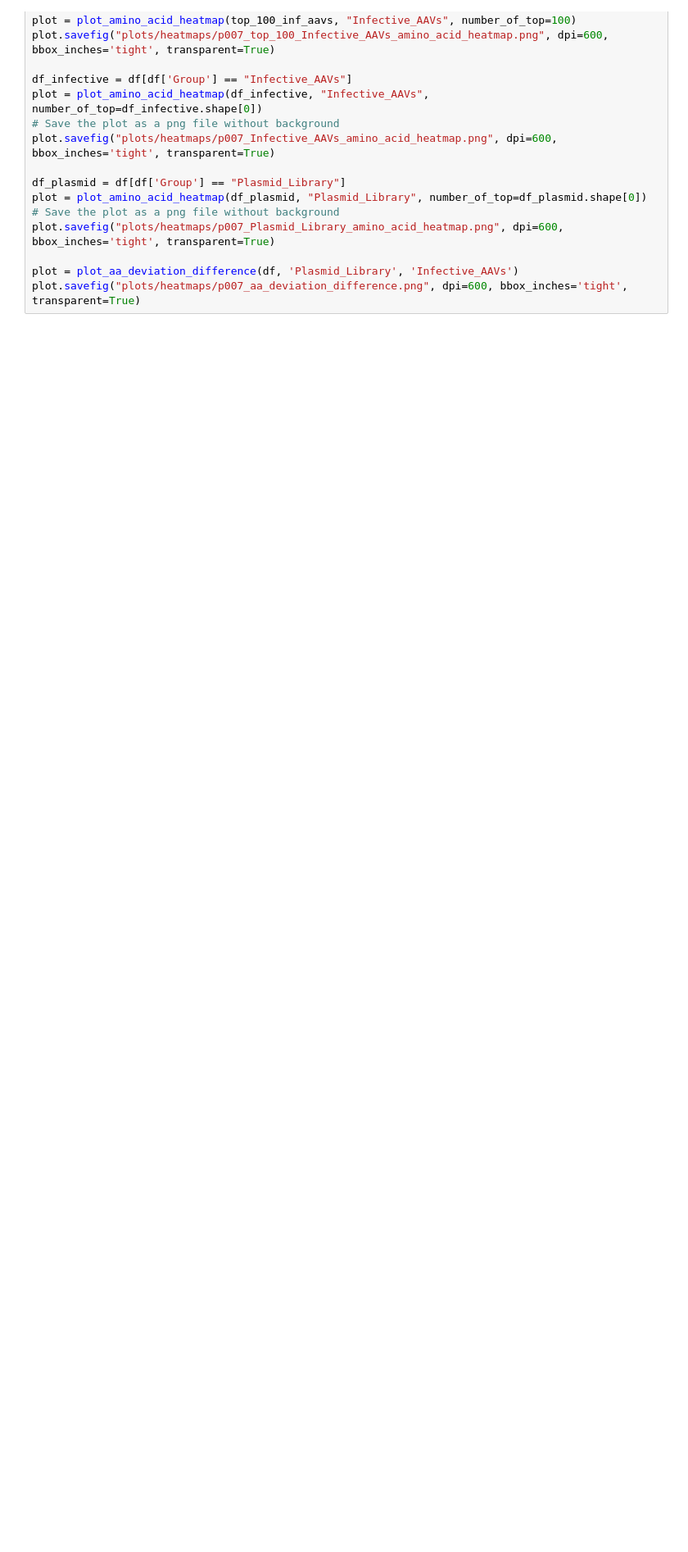
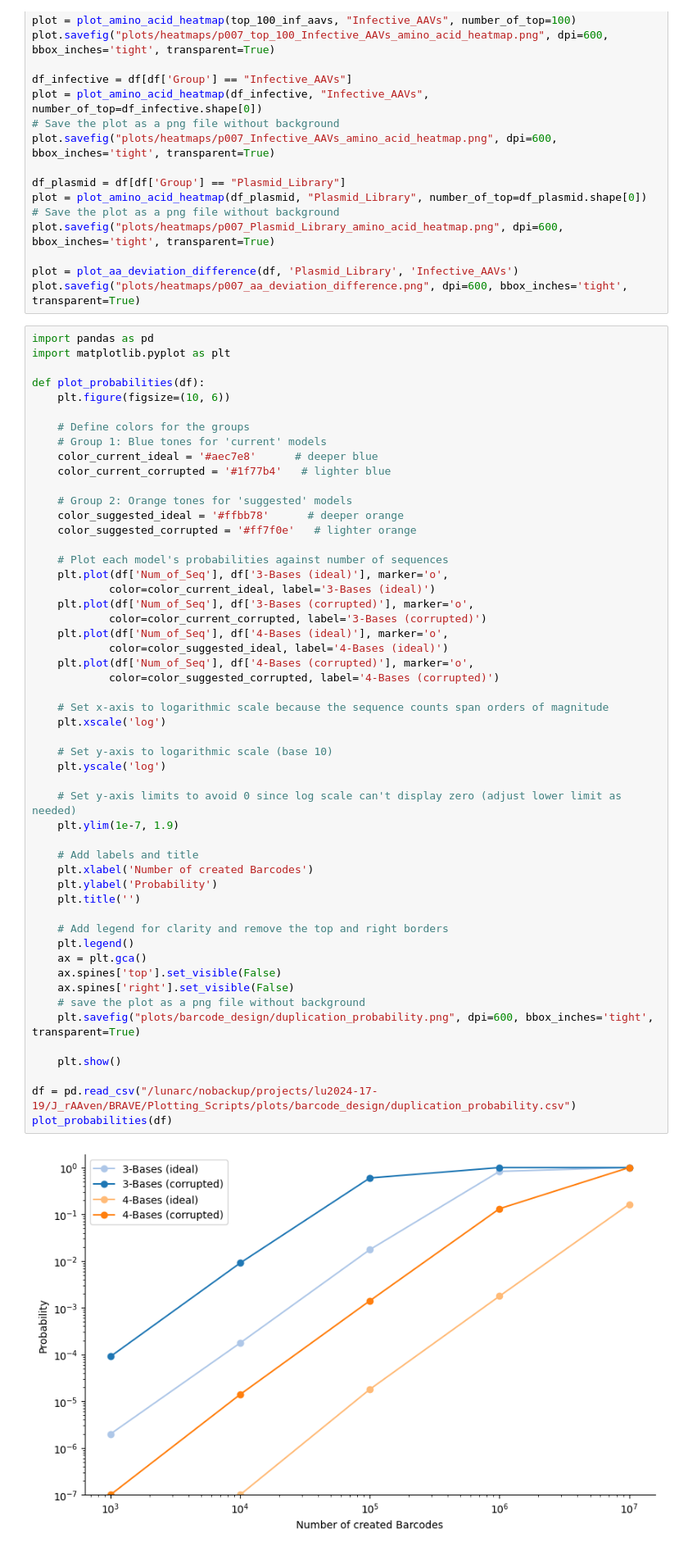
Before and after one commit to JaSt17/raaven_Pipeline, a Jupyter notebook: Plotting_Scripts/visualisation.ipynb, the cells around one changed output. Shown: that part at 82% size. Cells and saved outputs as stored; diff of their text form; blank space fills up the shorter version.

Commit message:
Add barcode design plot

```diff
--- a/Plotting_Scripts/visualisation.ipynb
+++ b/Plotting_Scripts/visualisation.ipynb
@@ -199,3 +199,57 @@ plot.savefig("plots/heatmaps/p007_Plasmid_Library_amino_acid_heatmap.png", dpi=6
 
 plot = plot_aa_deviation_difference(df, 'Plasmid_Library', 'Infective_AAVs')
 plot.savefig("plots/heatmaps/p007_aa_deviation_difference.png", dpi=600, bbox_inches='tight', transparent=True)
+# %%
+import pandas as pd
+import matplotlib.pyplot as plt
+
+def plot_probabilities(df):
+    plt.figure(figsize=(10, 6))
+
+    # Define colors for the groups
+    # Group 1: Blue tones for 'current' models
+    color_current_ideal = '#aec7e8'      # deeper blue
+    color_current_corrupted = '#1f77b4'   # lighter blue
+
+    # Group 2: Orange tones for 'suggested' models
+    color_suggested_ideal = '#ffbb78'      # deeper orange
+    color_suggested_corrupted = '#ff7f0e'   # lighter orange
+
+    # Plot each model's probabilities against number of sequences
+    plt.plot(df['Num_of_Seq'], df['3-Bases (ideal)'], marker='o',
+            color=color_current_ideal, label='3-Bases (ideal)')
+    plt.plot(df['Num_of_Seq'], df['3-Bases (corrupted)'], marker='o',
+            color=color_current_corrupted, label='3-Bases (corrupted)')
+    plt.plot(df['Num_of_Seq'], df['4-Bases (ideal)'], marker='o',
+            color=color_suggested_ideal, label='4-Bases (ideal)')
+    plt.plot(df['Num_of_Seq'], df['4-Bases (corrupted)'], marker='o',
+            color=color_suggested_corrupted, label='4-Bases (corrupted)')
+
+    # Set x-axis to logarithmic scale because the sequence counts span orders of magnitude
+    plt.xscale('log')
+
+    # Set y-axis to logarithmic scale (base 10)
+    plt.yscale('log')
+
+    # Set y-axis limits to avoid 0 since log scale can't display zero (adjust lower limit as needed)
+    plt.ylim(1e-7, 1.9)
+
+    # Add labels and title
+    plt.xlabel('Number of created Barcodes')
+    plt.ylabel('Probability')
+    plt.title('')
+
+    # Add legend for clarity and remove the top and right borders
+    plt.legend()
+    ax = plt.gca()
+    ax.spines['top'].set_visible(False)
+    ax.spines['right'].set_visible(False)
+    # save the plot as a png file without background
+    plt.savefig("plots/barcode_design/duplication_probability.png", dpi=600, bbox_inches='tight', transparent=True)
+
+    plt.show()
+
+df = pd.read_csv("/lunarc/nobackup/projects/lu2024-17-19/J_rAAven/BRAVE/Plotting_Scripts/plots/barcode_design/duplication_probability.csv")
+plot_probabilities(df)
+# %% [output]
+[figure, added]
```
Also changed, not shown: 2 other files.
